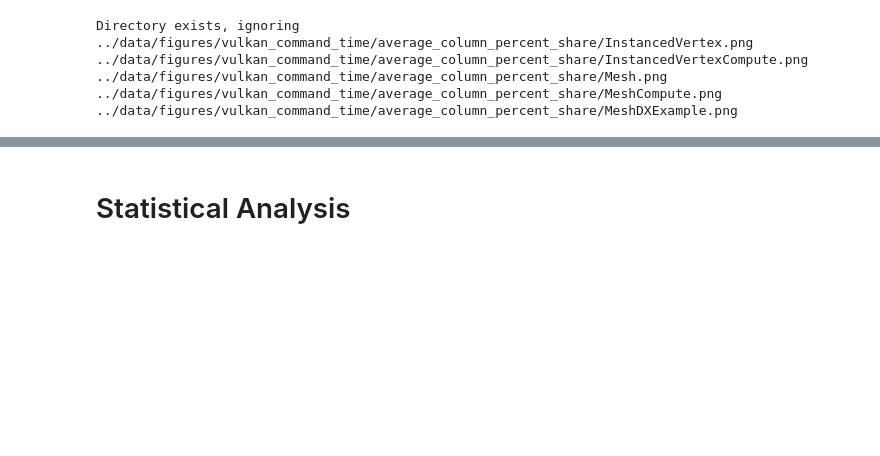
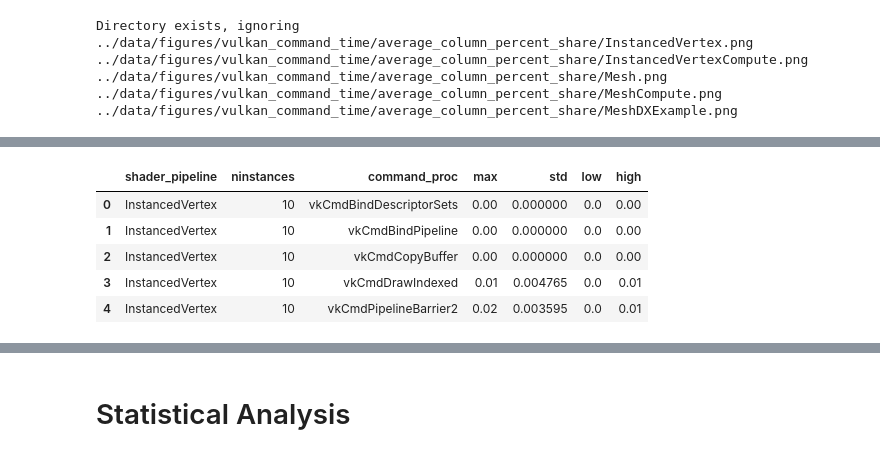
Before and after one commit to andmck1/iron-cube, a Jupyter notebook: notebooks/analysis.ipynb, the cells around one changed output, grey strips where cells are left out. Saved outputs shown, nothing was run; the diff lists cells and outputs as text; code cells hidden in the pictures; blank space fills up the shorter version.

```diff
--- a/notebooks/analysis.ipynb
+++ b/notebooks/analysis.ipynb
@@ -736,0 +748,2 @@ Directory exists, ignoring
+# %%
+gpu_command_df_proc.set_index(["shader_pipeline", "command_proc"]).loc[("InstancedVertex", "vkCmdDrawIndexed")].reset_index()["gpu_time_ms"].describe()
@@ -736,0 +760,20 @@ Directory exists, ignoring
+# %%
+gpu_command_df_stats = (
+    gpu_command_df_proc
+        .groupby(["shader_pipeline", "ninstances", "command_proc"])
+        ["gpu_time_ms"]
+        .agg(["max", "std", lambda s: s.quantile(0.025), lambda s: s.quantile(0.975)])
+        .rename(columns={
+            "<lambda_0>": "low",
+            "<lambda_1>": "high",
+        })
+        .reset_index()
+)
+gpu_command_df_stats.head()
+# %% [output]
+|  | shader_pipeline | ninstances | command_proc | max | std | low | high |
+| 0 | InstancedVertex | 10 | vkCmdBindDescriptorSets | 0.00 | 0.000000 | 0.0 | 0.00 |
+| 1 | InstancedVertex | 10 | vkCmdBindPipeline | 0.00 | 0.000000 | 0.0 | 0.00 |
+| 2 | InstancedVertex | 10 | vkCmdCopyBuffer | 0.00 | 0.000000 | 0.0 | 0.00 |
+| 3 | InstancedVertex | 10 | vkCmdDrawIndexed | 0.01 | 0.004765 | 0.0 | 0.01 |
+| 4 | InstancedVertex | 10 | vkCmdPipelineBarrier2 | 0.02 | 0.003595 | 0.0 | 0.01 |
```
Also changed, not shown: parts of 10 cells of this notebook, 1 other file.
